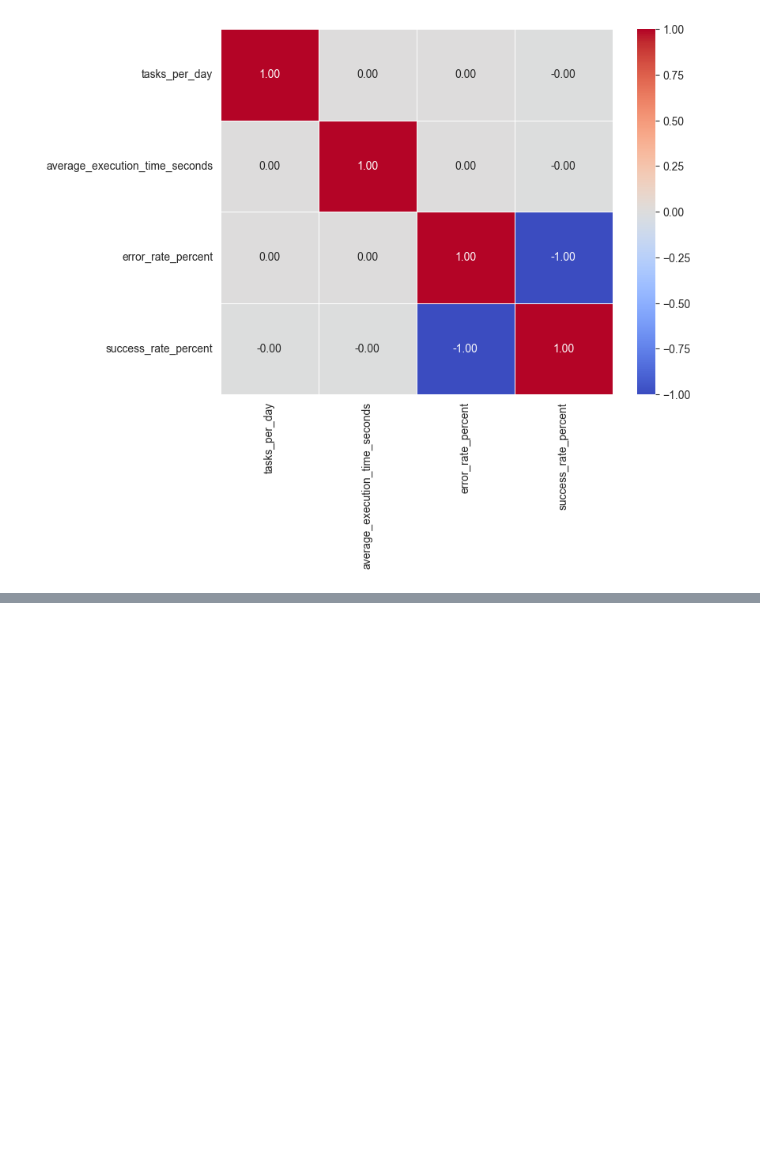
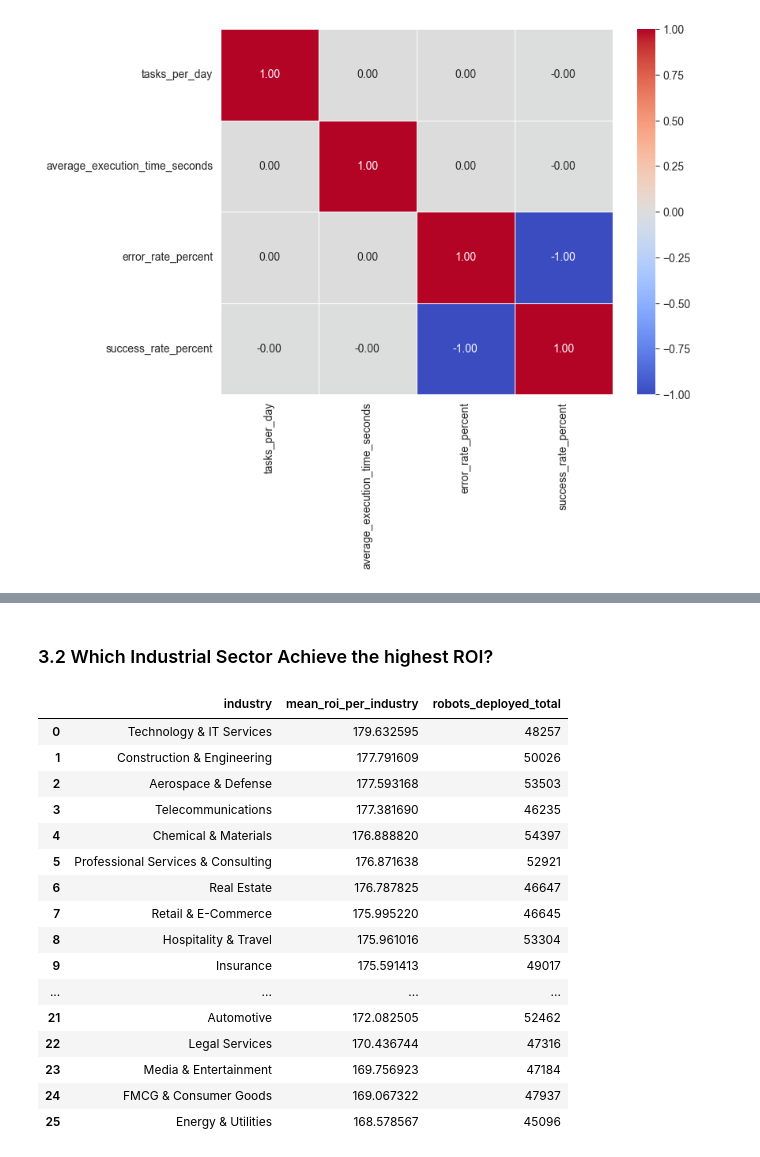
Before and after one commit to fathirrizkifadillah/Worldwide-Robotic-Process-Automation-Database-2026, a Jupyter notebook: main.ipynb, the cells around one changed output, grey strips where cells are left out. Saved outputs shown, nothing was run; the diff lists cells and outputs as text; code cells hidden in the pictures; blank space fills up the shorter version.

```diff
--- a/main.ipynb
+++ b/main.ipynb
@@ -941,0 +956,27 @@ for name, data in datasets.items() :
+# %% [markdown]
+### 3.2 Which Industrial Sector Achieve the highest ROI?
+# %%
+auto_stats = auto_projects.groupby('industry').agg(
+    mean_roi_per_industry = ('roi_percent', 'mean'),
+    robots_deployed_total = ('robots_deployed', 'sum')
+).sort_values('mean_roi_per_industry', ascending=False).reset_index()
+
+auto_stats
+# %% [output]
+|  | industry | mean_roi_per_industry | robots_deployed_total |
+| 0 | Technology & IT Services | 179.632595 | 48257 |
+| 1 | Construction & Engineering | 177.791609 | 50026 |
+| 2 | Aerospace & Defense | 177.593168 | 53503 |
+| 3 | Telecommunications | 177.381690 | 46235 |
+| 4 | Chemical & Materials | 176.888820 | 54397 |
+| 5 | Professional Services & Consulting | 176.871638 | 52921 |
+| 6 | Real Estate | 176.787825 | 46647 |
+| 7 | Retail & E-Commerce | 175.995220 | 46645 |
+| 8 | Hospitality & Travel | 175.961016 | 53304 |
+| 9 | Insurance | 175.591413 | 49017 |
+| ... | ... | ... | ... |
+| 21 | Automotive | 172.082505 | 52462 |
+| 22 | Legal Services | 170.436744 | 47316 |
+| 23 | Media & Entertainment | 169.756923 | 47184 |
+| 24 | FMCG & Consumer Goods | 169.067322 | 47937 |
+| 25 | Energy & Utilities | 168.578567 | 45096 |
```
Also changed, not shown: parts of 2 cells of this notebook, 1 other file.
